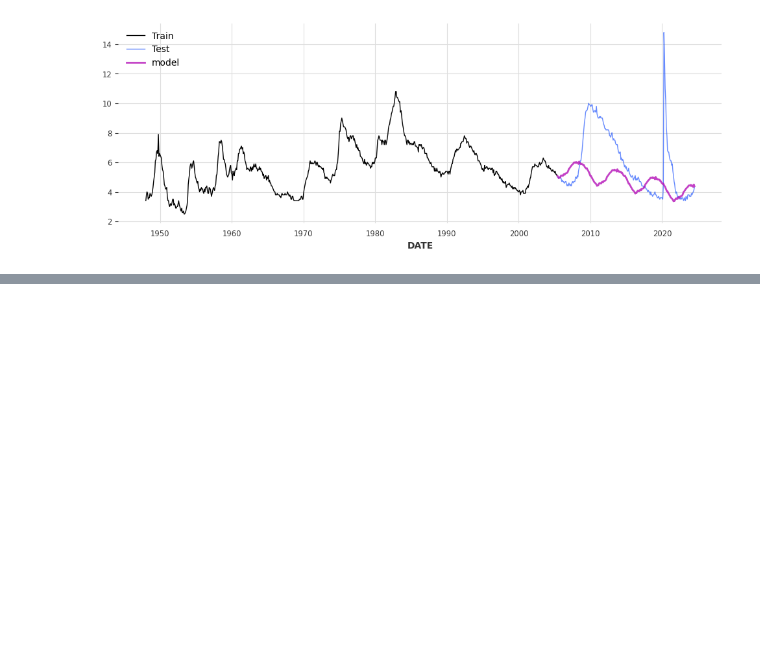
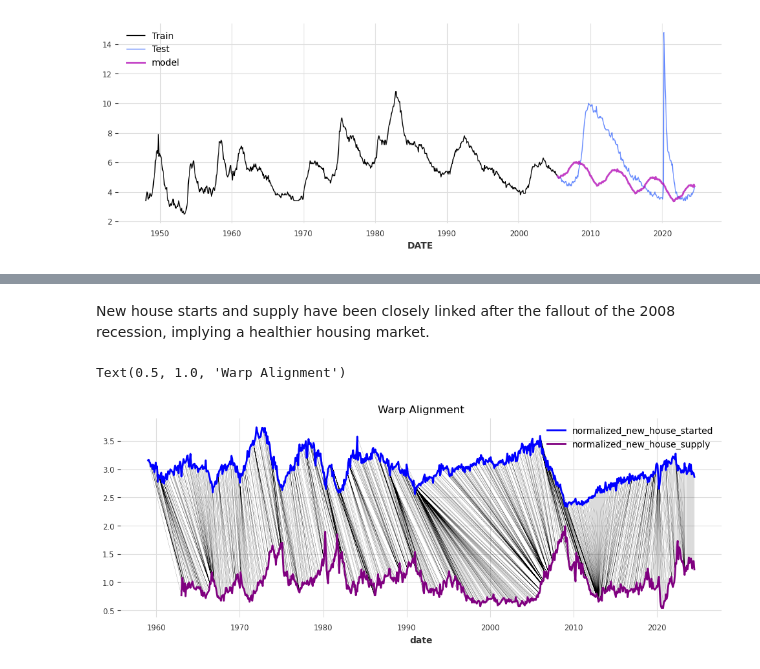
Before and after one commit to Jordanbarker/housing-analysis, a Jupyter notebook: modeling.ipynb, the cells around one changed output, grey strips where cells are left out. Saved outputs shown, nothing was run; the diff lists cells and outputs as text; code cells hidden in the pictures; blank space fills up the shorter version.

```diff
--- a/modeling.ipynb
+++ b/modeling.ipynb
@@ -105,0 +105,14 @@ i
+# %% [markdown]
+New house starts and supply have been closely linked after the fallout of the 2008 recession, implying a healthier housing market.
+# %%
+exact_alignment = dtw.dtw(normalized_new_house_started, normalized_new_house_supply)
+# exact_alignment.plot(show_series=True)
+
+exact_alignment.plot_alignment(series1_y_offset=2,
+                               args_series1={'label':'normalized_new_house_started', 'color':'blue'},
+                               args_series2={'label':'normalized_new_house_supply', 'color':'purple'},
+                               args_line={'linewidth': .1})
+plt.gca().set_title("Warp Alignment")
+# %% [output]
+Text(0.5, 1.0, 'Warp Alignment')
+[figure, added]
```
Also changed, not shown: parts of 9 cells of this notebook.
